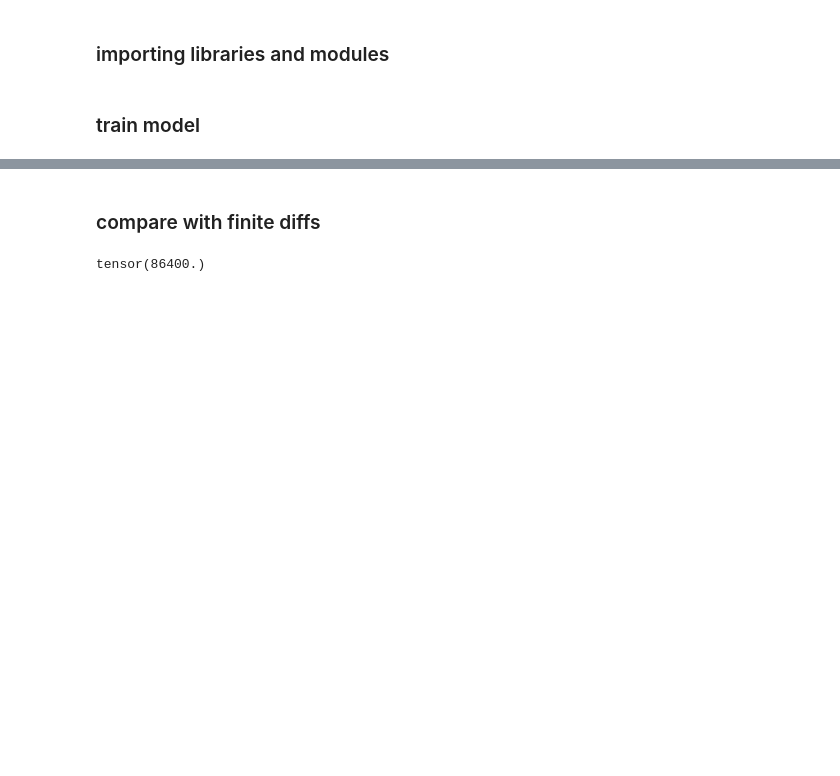
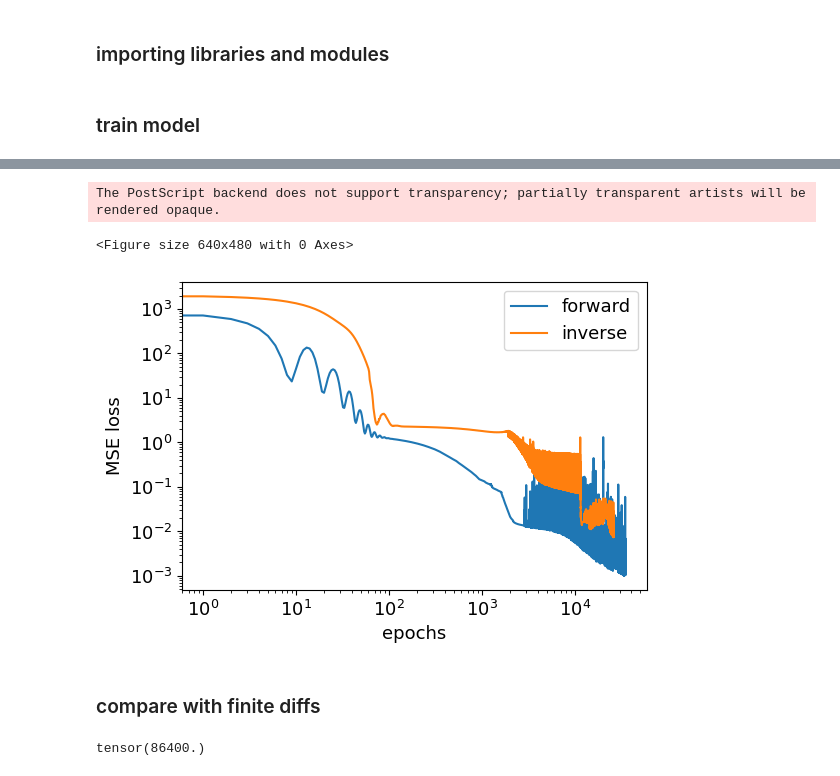
Before and after one commit to aminevdam/Inverse_task, a Jupyter notebook: baikov_task/forward/forward.ipynb, the cells around one changed output, grey strips where cells are left out. Drawn from its saved outputs; the diff is of its cells as text; code cells hidden in the pictures; blank space fills up the shorter version.

```diff
--- a/baikov_task/forward/forward.ipynb
+++ b/baikov_task/forward/forward.ipynb
@@ -107,3 +109,31 @@ epoch 34500: loss 0.002244
+# %%
+import pandas as pd
+import matplotlib
+
+plt.figure()
+plt.figure(figsize=(6, 4))
+font = {'serif' : 'Times New Roman',
+        'weight' : 'normal',
+        'size'   : 13}
+
+matplotlib.rc('font', **font)
+
+loss_inverse = pd.read_csv('for_plot/loss_inverse.csv')['0'][0:]
+loss_forward = pd.read_csv('for_plot/loss_forward.csv')['0'][0:]
+
+plt.plot(loss_forward, label='forward')
+plt.plot(loss_inverse, label='inverse')
+plt.xscale('log')
+plt.yscale('log')
+plt.xlabel('epochs')
+plt.ylabel('MSE loss')
+plt.legend()
+# pd.DataFrame(loss_forward).to_csv('loss_forward.csv')
+# plt.savefig('Baikov_loss.eps',dpi = 1000, bbox_inches='tight')
+# %% [output]
+The PostScript backend does not support transparency; partially transparent artists will be rendered opaque.
+<Figure size 640x480 with 0 Axes>
+[figure, added]
 # %% [markdown]
 ### compare with finite diffs
 # %%
```
Also changed, not shown: parts of 2 cells of this notebook, 11 other files.
